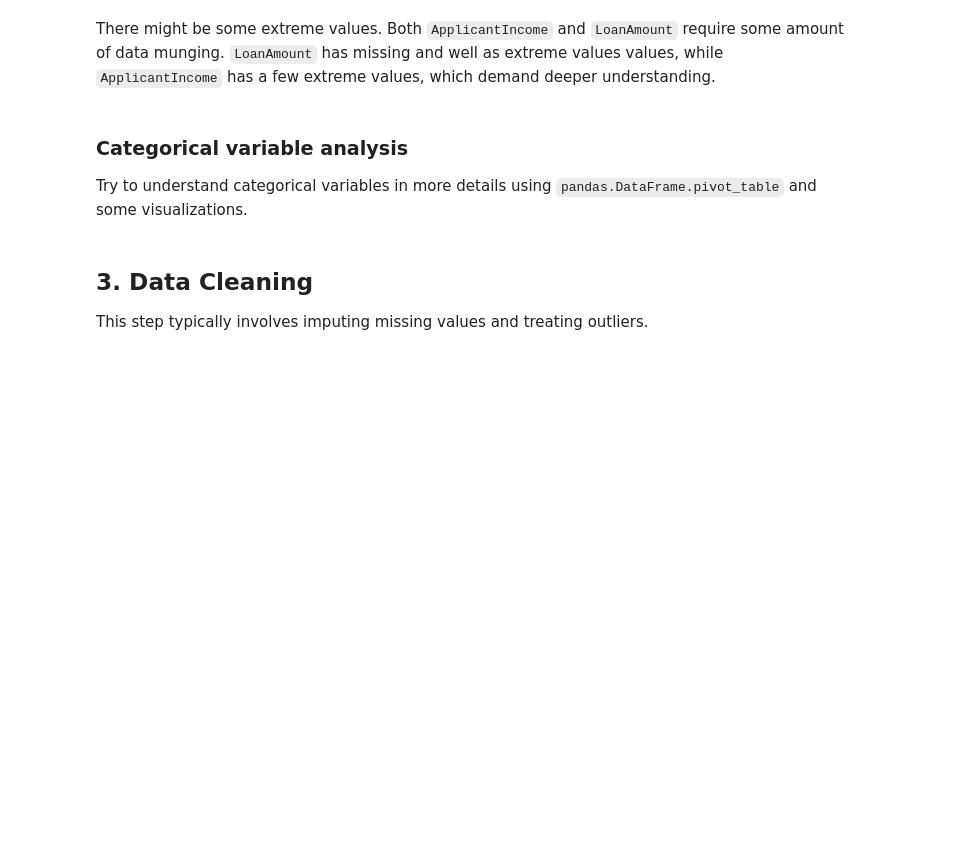
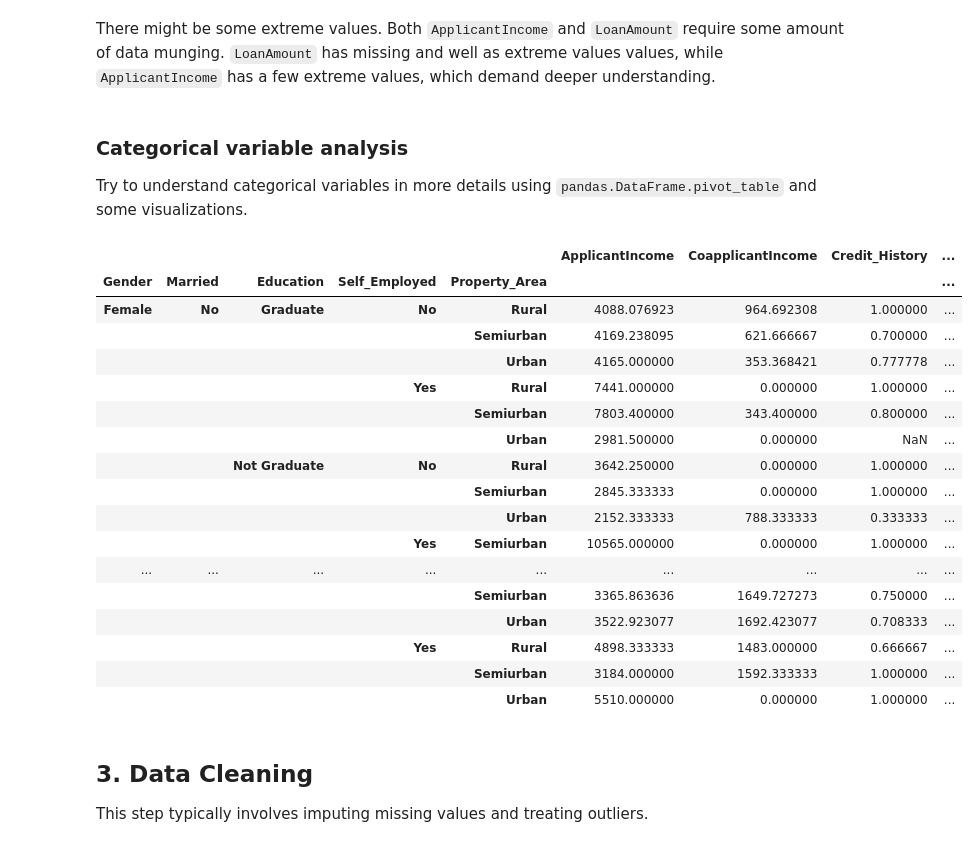
Before and after one commit to AstroLebs/LHL_project_IV, a Jupyter notebook: notebooks/instructions.ipynb, the cells around one changed output. Drawn from its saved outputs; the diff is of its cells as text; code cells hidden in the pictures; blank space fills up the shorter version.

```diff
--- a/notebooks/instructions.ipynb
+++ b/notebooks/instructions.ipynb
@@ -184,6 +199,27 @@ There might be some extreme values. Both `ApplicantIncome` and `LoanAmount` requ
 ### Categorical variable analysis
 
 Try to understand categorical variables in more details using `pandas.DataFrame.pivot_table` and some visualizations.
+# %%
+pd.pivot_table(df, index=['Gender','Married','Education','Self_Employed','Property_Area'])
+# %% [output]
+|  |  |  |  |  | ApplicantIncome | CoapplicantIncome | Credit_History | ... |
+| Gender | Married | Education | Self_Employed | Property_Area |  |  |  | ... |
+| Female | No | Graduate | No | Rural | 4088.076923 | 964.692308 | 1.000000 | ... |
+|  |  |  |  | Semiurban | 4169.238095 | 621.666667 | 0.700000 | ... |
+|  |  |  |  | Urban | 4165.000000 | 353.368421 | 0.777778 | ... |
+|  |  |  | Yes | Rural | 7441.000000 | 0.000000 | 1.000000 | ... |
+|  |  |  |  | Semiurban | 7803.400000 | 343.400000 | 0.800000 | ... |
+|  |  |  |  | Urban | 2981.500000 | 0.000000 | NaN | ... |
+|  |  | Not Graduate | No | Rural | 3642.250000 | 0.000000 | 1.000000 | ... |
+|  |  |  |  | Semiurban | 2845.333333 | 0.000000 | 1.000000 | ... |
+|  |  |  |  | Urban | 2152.333333 | 788.333333 | 0.333333 | ... |
+|  |  |  | Yes | Semiurban | 10565.000000 | 0.000000 | 1.000000 | ... |
+| ... | ... | ... | ... | ... | ... | ... | ... | ... |
+|  |  |  |  | Semiurban | 3365.863636 | 1649.727273 | 0.750000 | ... |
+|  |  |  |  | Urban | 3522.923077 | 1692.423077 | 0.708333 | ... |
+|  |  |  | Yes | Rural | 4898.333333 | 1483.000000 | 0.666667 | ... |
+|  |  |  |  | Semiurban | 3184.000000 | 1592.333333 | 1.000000 | ... |
+|  |  |  |  | Urban | 5510.000000 | 0.000000 | 1.000000 | ... |
 # %% [markdown]
 ## 3. Data Cleaning
 
```
Also changed, not shown: parts of 3 cells of this notebook, 3 other files.
